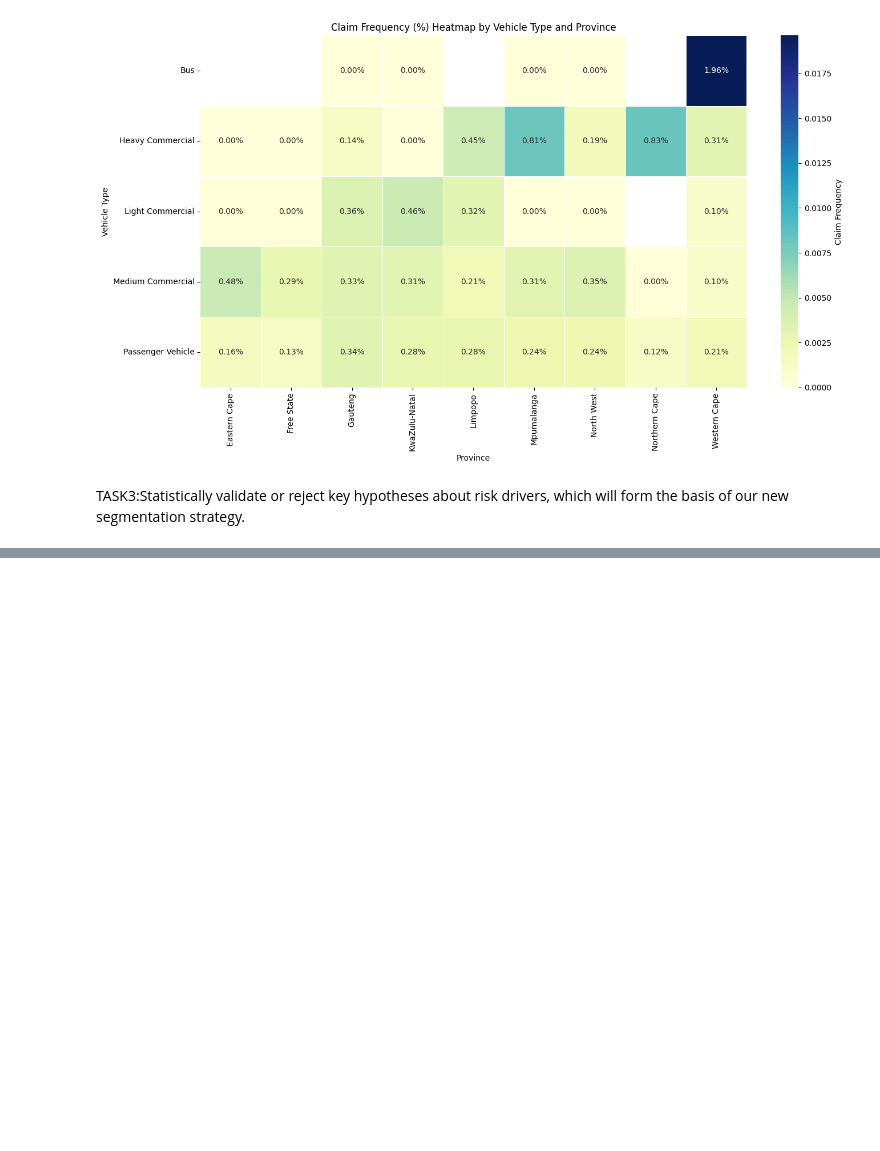
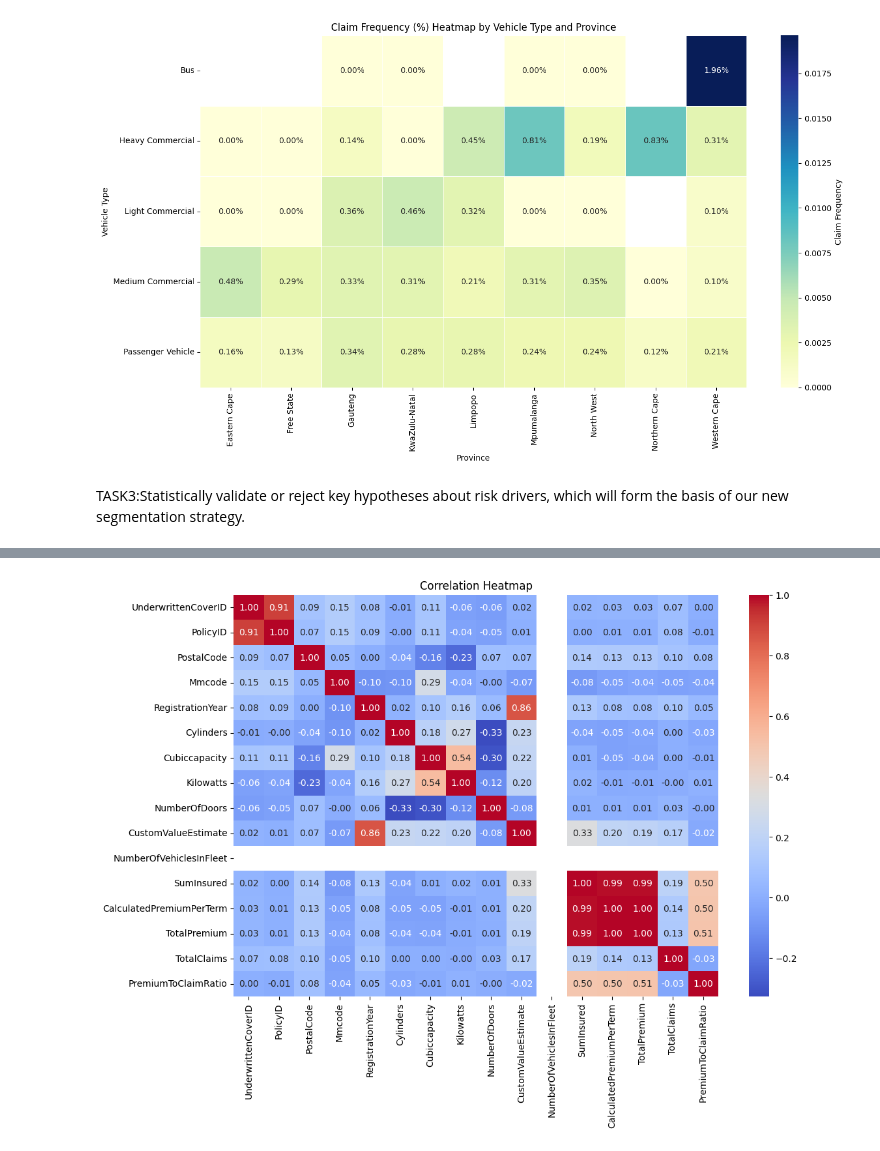
Before and after one commit to Gashaye1023/End-to-End-Insurance-Risk-Analytics-Predictive-Modeling, a Jupyter notebook: notebooks/Insurance_Risk_Analytics1.ipynb, the cells around one changed output, grey strips where cells are left out. Drawn from its saved outputs; the diff is of its cells as text; code cells hidden in the pictures; blank space fills up the shorter version.

```diff
--- a/notebooks/Insurance_Risk_Analytics.ipynb
+++ b/notebooks/Insurance_Risk_Analytics1.ipynb
@@ -1225,0 +875,19 @@ Build and evaluate predictive models that form the core of a dynamic, risk-based
+# %%
+df=df_clean
+# %%
+
+df_claims = df[df['TotalClaims'] > 0]
+df_claims['PremiumToClaimRatio'] = df_claims['TotalPremium'] / (df_claims['TotalClaims'] + 1)  # Prevent division by zero
+df['TransactionMonth'] = pd.to_datetime(df['TransactionMonth'])
+# %%
+numeric_df = df_claims.select_dtypes(include=[np.number])
+# %%
+# Step 3: Calculate correlation matrix
+correlation_matrix = numeric_df.corr()
+# Plot heatmap for correlation
+plt.figure(figsize=(12, 8))
+sns.heatmap(correlation_matrix, annot=True, fmt=".2f", cmap='coolwarm')
+plt.title('Correlation Heatmap')
+plt.show()
+# %% [output]
+[figure, added]
```
Also changed, not shown: parts of 39 cells of this notebook, 1 other file.
